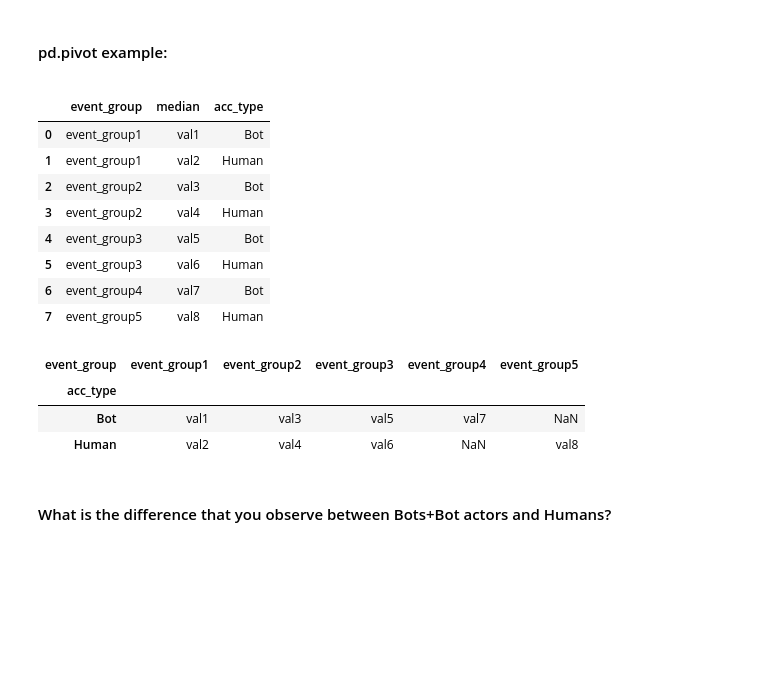
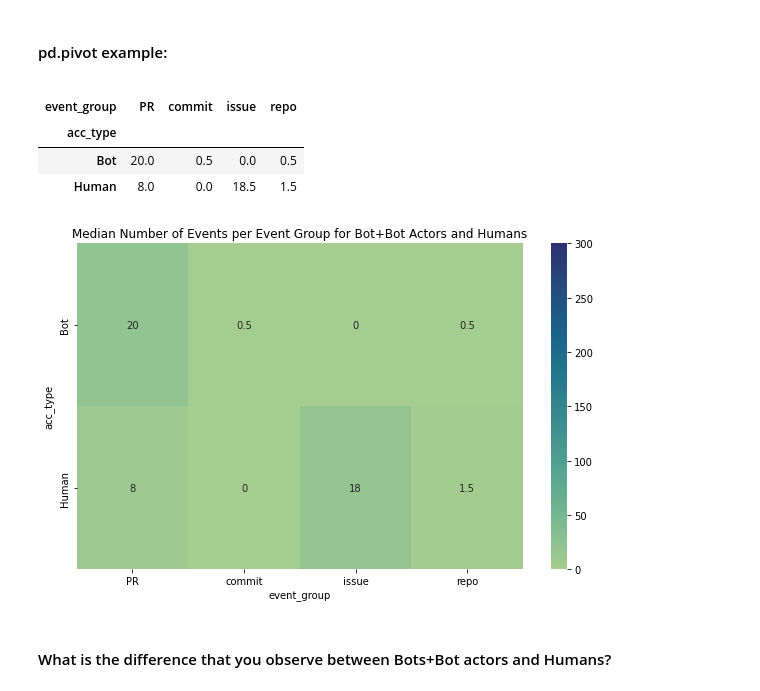
Before and after one commit to IngridOrnella/Software_Evolution_TP_bots, a Jupyter notebook: TP_bots_template.ipynb, the cells around one changed output. Cells and saved outputs as stored; diff of their text form; code cells hidden in the pictures; blank space fills up the shorter version.

```diff
--- a/TP_bots_template.ipynb
+++ b/TP_bots_template.ipynb
@@ -59,6 +22,6 @@ Successfully installed anyio-4.8.0 arrow-1.3.0 async-lru-2.0.4 attrs-25.1.0 babe
 # %%
 QUERY_ROOT = "https://api.github.com"
-TOKEN = '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' # write your GitHub API key here
+TOKEN = '' # write your GitHub API key here
 HEADERS={'Authorization':'token '+TOKEN}
 # %% [markdown]
 ## Section 3
@@ -429,3 +422,12 @@ In addition, you can also write a very small reason why do you think they are bo
 # %%
 # Write your code below here to determine the final type of contributor.
 # add column named 'acc_type' and write your final decision in it. Final decision is majority of three types - bimbas_type, bothunter_type, manual.
+merged_df = pd.merge(merged_df_bim, manual_df, on='contributor')
+
+def determine_final_type(row):
+    types = [row['bothunter_type'], row['bimbas_type'], row['manual']]
+    return max(set(types), key=types.count)
+
+merged_df['acc_type'] = merged_df.apply(determine_final_type, axis=1)
+
+merged_df
@@ -505,2 +612,17 @@ df_medians
 # %%
 # YOUR CODE BELOW
+
+# 1. Utiliser melt pour transformer le DataFrame
+melted_df = final_df.melt(id_vars=['login', 'acc_type'], value_vars=['PR', 'commit', 'issue', 'repo'], var_name='event_group', value_name='event_count')
+
+# 2. Grouper les données par acc_type et event_group et calculer la médiane
+medians = melted_df.groupby(['acc_type', 'event_group'])['event_count'].median().reset_index()
+
+# 3. Renommer la colonne 'event_count' en 'median'
+medians.rename(columns={'event_count': 'median'}, inplace=True)
+
+# 4. Réorganiser les colonnes dans l'ordre souhaité
+medians = medians[['event_group', 'median', 'acc_type']]
+
+# Afficher le DataFrame des médianes
+medians
@@ -514,32 +646,21 @@ Plot a heatmap of the DataFrame using seaborn -
 #### pd.pivot example:
 <a id='pivot_example'></a>
 # %%
-# Main DataFrame
-medians = [{'event_group': 'event_group1', 'median': 'val1', 'acc_type': 'Bot'},
-           {'event_group': 'event_group1', 'median': 'val2', 'acc_type': 'Human'},
-           {'event_group': 'event_group2', 'median': 'val3', 'acc_type': 'Bot'},
-           {'event_group': 'event_group2', 'median': 'val4', 'acc_type': 'Human'},
-           {'event_group': 'event_group3', 'median': 'val5', 'acc_type': 'Bot'},
-           {'event_group': 'event_group3', 'median': 'val6', 'acc_type': 'Human'},
-           {'event_group': 'event_group4', 'median': 'val7', 'acc_type': 'Bot'},
-           {'event_group': 'event_group5', 'median': 'val8', 'acc_type': 'Human'}]
-df_medians = pd.DataFrame.from_dict(medians)
-df_medians
+# pivot the main DataFrame
+median_df =medians.pivot(index='acc_type', columns='event_group', values='median')#.reset_index().rename_axis(None,axis=1)
+median_df
 # %% [output]
-|  | event_group | median | acc_type |
-| 0 | event_group1 | val1 | Bot |
-| 1 | event_group1 | val2 | Human |
-| 2 | event_group2 | val3 | Bot |
-| 3 | event_group2 | val4 | Human |
-| 4 | event_group3 | val5 | Bot |
-| 5 | event_group3 | val6 | Human |
-| 6 | event_group4 | val7 | Bot |
-| 7 | event_group5 | val8 | Human |
+| event_group | PR | commit | issue | repo |
+| acc_type |  |  |  |  |
+| Bot | 20.0 | 0.5 | 0.0 | 0.5 |
+| Human | 8.0 | 0.0 | 18.5 | 1.5 |
 # %%
-# pivot the main DataFrame
-df_medians.pivot(index='acc_type', columns='event_group', values='median')#.reset_index().rename_axis(None,axis=1)
+# YOUR CODE BELOW
+
+# Plot the heatmap
+plt.figure(figsize=(10, 6))
+sns.heatmap(median_df, annot=True, vmin=0, vmax=300, cmap="crest")
+plt.title('Median Number of Events per Event Group for Bot+Bot Actors and Humans')
+plt.show()
 # %% [output]
-| event_group | event_group1 | event_group2 | event_group3 | event_group4 | event_group5 |
-| acc_type |  |  |  |  |  |
-| Bot | val1 | val3 | val5 | val7 | NaN |
-| Human | val2 | val4 | val6 | NaN | val8 |
+[figure, added]
```
Also changed, not shown: parts of 23 cells of this notebook.
